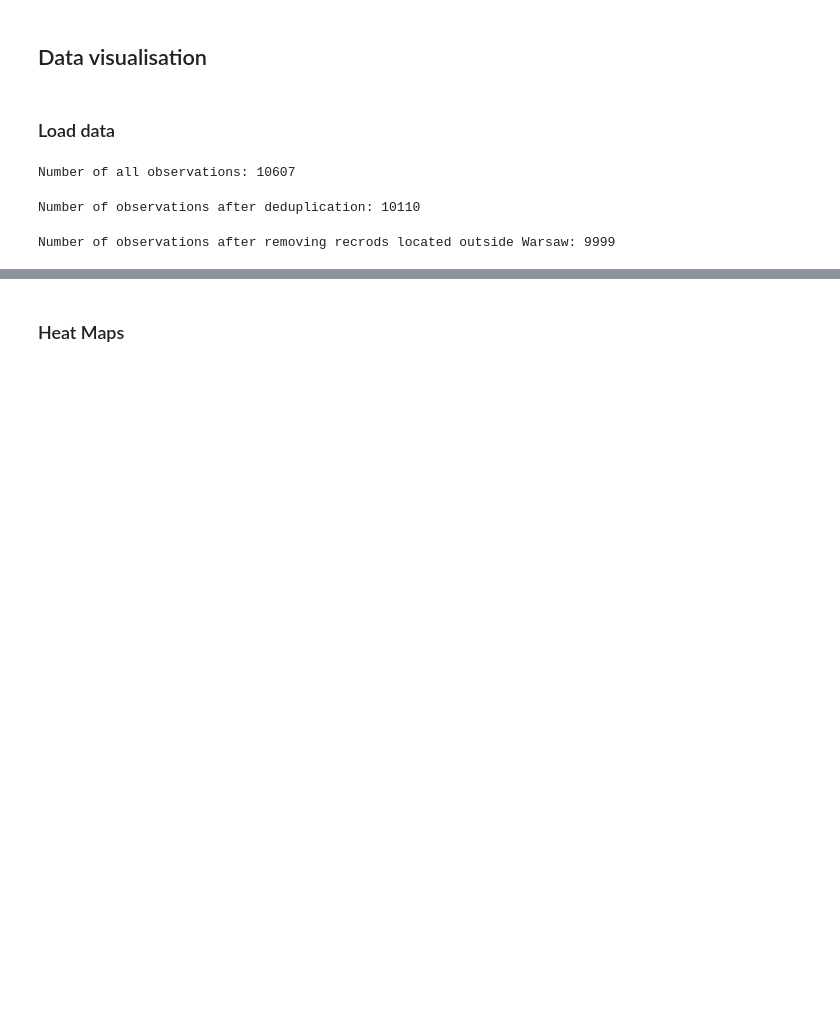
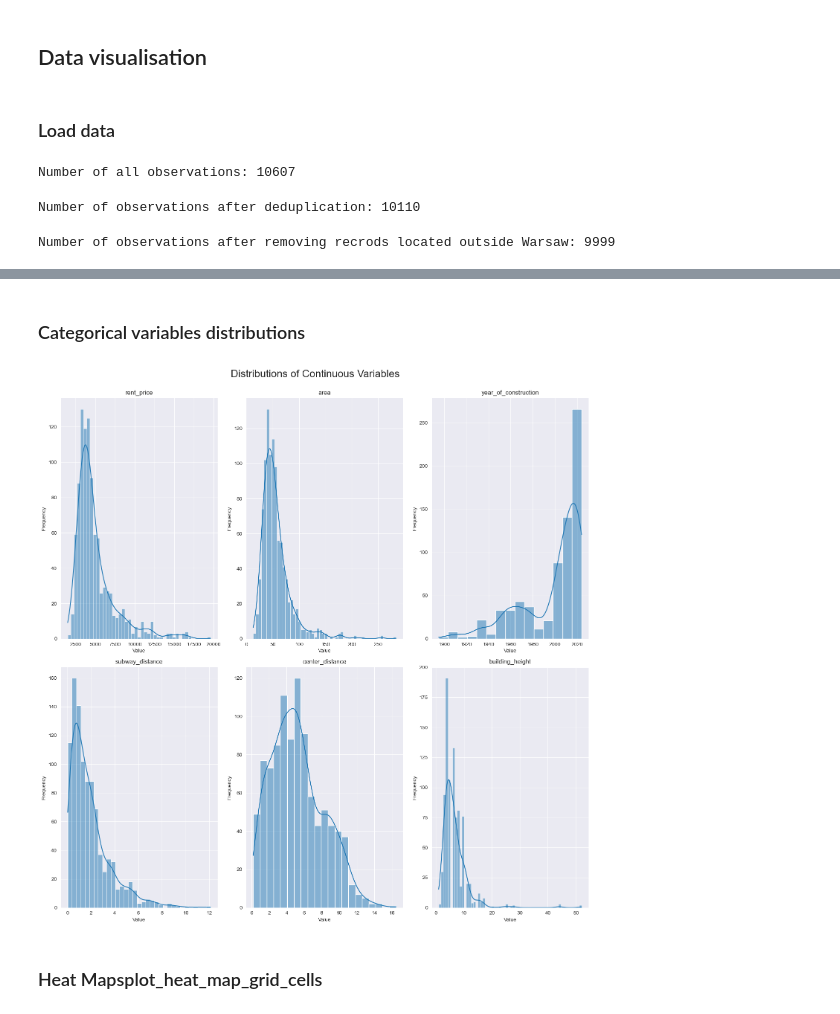
Before and after one commit to KacperSokolowski/MA, a Jupyter notebook: visualisation_notebook.ipynb, the cells around one changed output, grey strips where cells are left out. Drawn from its saved outputs; the diff is of its cells as text; code cells hidden in the pictures; blank space fills up the shorter version.

```diff
--- a/visualisation_notebook.ipynb
+++ b/visualisation_notebook.ipynb
@@ -96,5 +55,11 @@ plt.show()
+# %% [markdown]
+### Categorical variables distributions
+# %%
+plot_continuous_distributions(df)
+# %% [output]
+[figure, added]
 # %% [markdown]
-### Heat Maps
+### Heat Mapsplot_heat_map_grid_cells
 # %%
 plot_heat_map_district(df)
 # %% [output]
```
Also changed, not shown: parts of 17 cells of this notebook, 1 other file.
